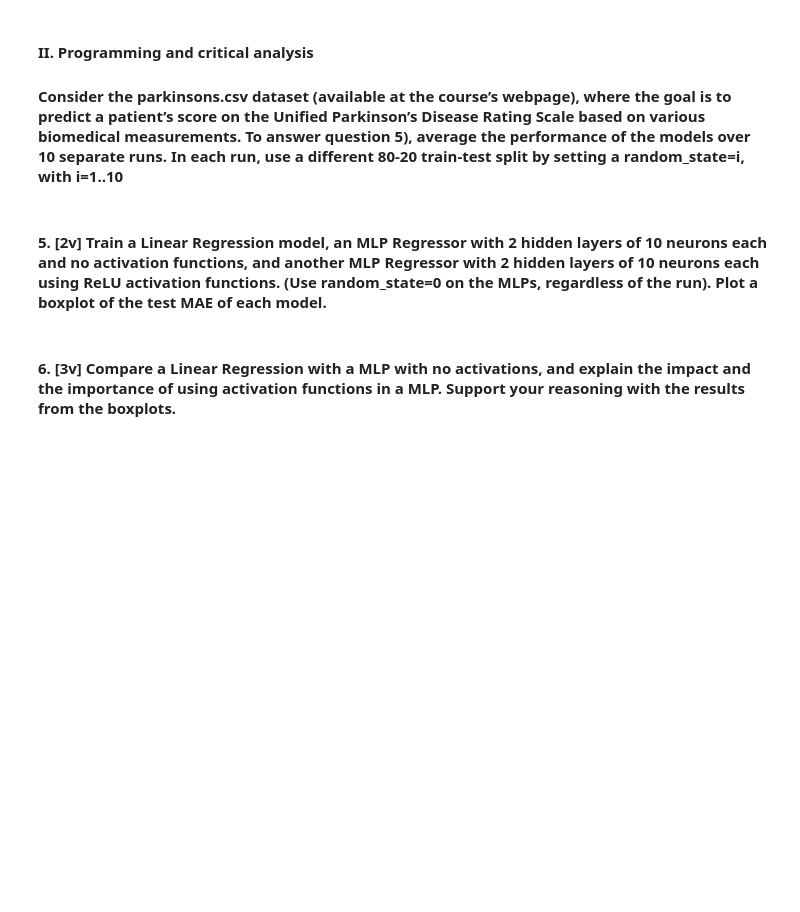
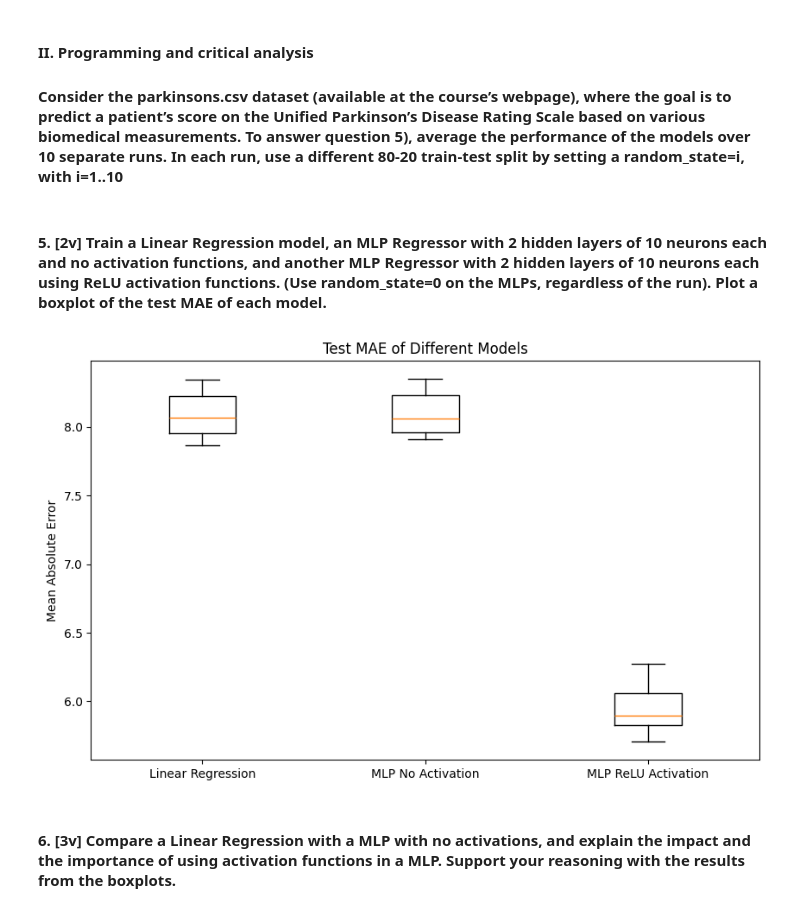
Before and after one commit to mariana-marcal-santana/ML.Projs, a Jupyter notebook: HW3/HW3.ipynb, the cells around one changed output. Saved outputs shown, nothing was run; the diff lists cells and outputs as text; code cells hidden in the pictures; blank space fills up the shorter version.

```diff
--- a/HW3/HW3.ipynb
+++ b/HW3/HW3.ipynb
@@ -18,4 +14,46 @@ General imports and variables for all exercises; run this cell before any other
+# %%
+"""
+General imports and variables for all exercises; run this cell before any other
+"""
+import pandas as pd, matplotlib.pyplot as plt, numpy as np, seaborn as sns
+from sklearn.model_selection import train_test_split, GridSearchCV
+from sklearn.linear_model import LinearRegression
+from sklearn.neural_network import MLPRegressor
+from sklearn.metrics import mean_absolute_error
+
+data = pd.read_csv('parkinsons.csv')
+
+X = data.drop(columns='target')
+y = data['target']
 # %% [markdown]
 #### 5. [2v] Train a Linear Regression model, an MLP Regressor with 2 hidden layers of 10 neurons each and no activation functions, and another MLP Regressor with 2 hidden layers of 10 neurons each using ReLU activation functions. (Use random_state=0 on the MLPs, regardless of the run). Plot a boxplot of the test MAE of each model.
+# %%
+models = {
+    "Linear Regression": LinearRegression(),
+    "MLP No Activation": MLPRegressor(hidden_layer_sizes=(10, 10), activation='identity', random_state=0),
+    "MLP ReLU Activation": MLPRegressor(hidden_layer_sizes=(10, 10), activation='relu', random_state=0)
+}
+
+results = {model_name: [] for model_name in models}
+
+for i in range(1, 11):
+    X_train, X_test, y_train, y_test = train_test_split(X, y, test_size=0.2, random_state=i)
+
+    for model_name, model in models.items():
+
+        model.fit(X_train, y_train)
+
+        y_pred = model.predict(X_test)
+
+        mae = mean_absolute_error(y_test, y_pred)
+        results[model_name].append(mae)
+
+plt.figure(figsize=(10, 6))
+plt.boxplot([results[model_name] for model_name in models], labels=models.keys())
+plt.title('Test MAE of Different Models')
+plt.ylabel('Mean Absolute Error')
+plt.show()
+# %% [output]
+[figure, added]
 # %% [markdown]
 #### 6. [3v] Compare a Linear Regression with a MLP with no activations, and explain the impact and the importance of using activation functions in a MLP. Support your reasoning with the results from the boxplots.
```
Also changed, not shown: parts of 3 cells of this notebook.
